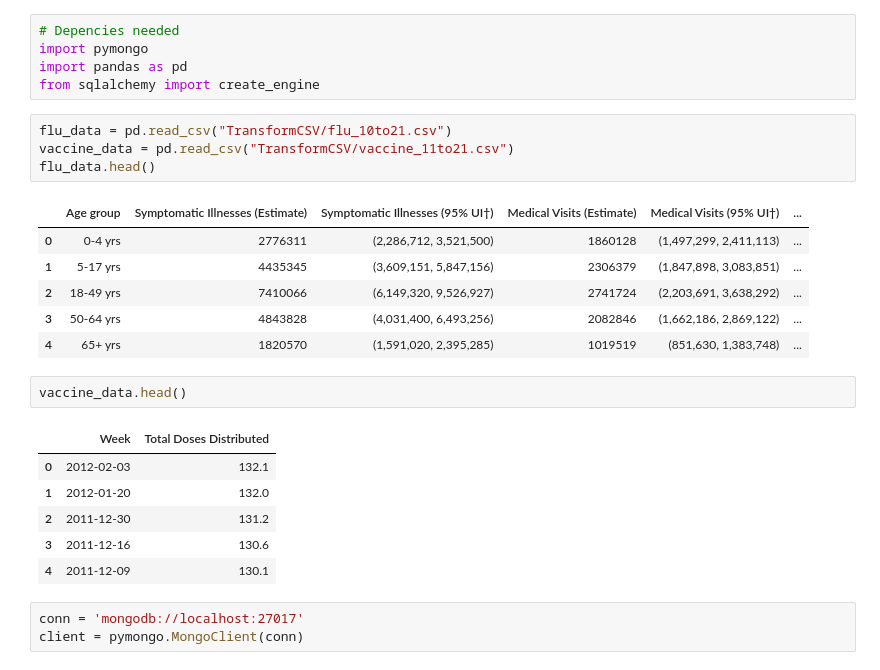
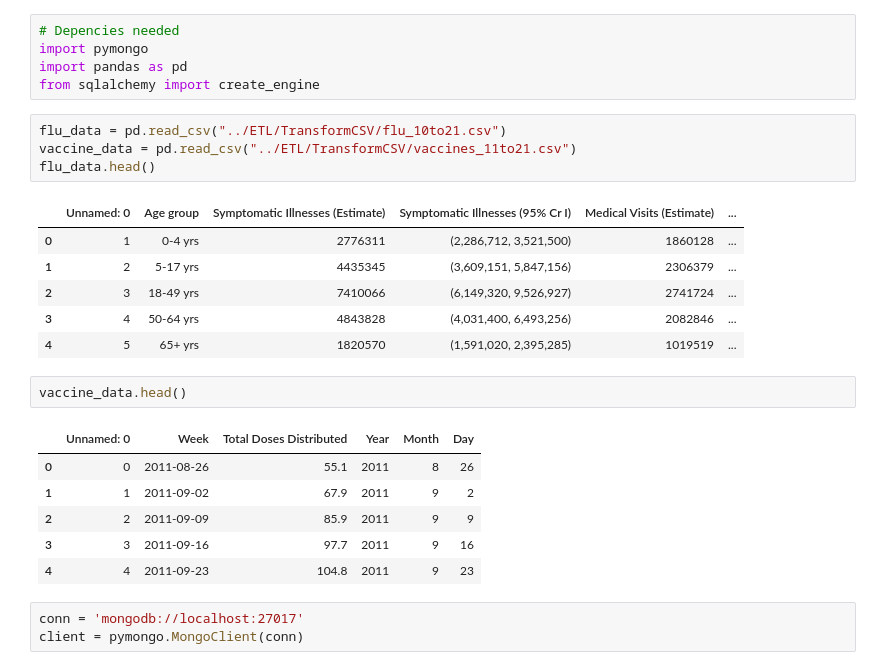
Before and after one commit to AdrianJason/Project3_Data_FullStack, a Jupyter notebook: ETL/Load.ipynb, the cells around one changed output. Saved outputs shown, nothing was run; the diff lists cells and outputs as text.

```diff
--- a/ETL/Load.ipynb
+++ b/ETL/Load.ipynb
@@ -4,25 +4,25 @@ import pymongo
 import pandas as pd
 from sqlalchemy import create_engine
 # %%
-flu_data = pd.read_csv("TransformCSV/flu_10to21.csv")
-vaccine_data = pd.read_csv("TransformCSV/vaccine_11to21.csv")
+flu_data = pd.read_csv("../ETL/TransformCSV/flu_10to21.csv")
+vaccine_data = pd.read_csv("../ETL/TransformCSV/vaccines_11to21.csv")
 flu_data.head()
 # %% [output]
-|  | Age group | Symptomatic Illnesses (Estimate) | Symptomatic Illnesses (95% UI†) | Medical Visits (Estimate) | Medical Visits (95% UI†) | ... |
-| 0 | 0-4 yrs | 2776311 | (2,286,712, 3,521,500) | 1860128 | (1,497,299, 2,411,113) | ... |
-| 1 | 5-17 yrs | 4435345 | (3,609,151, 5,847,156) | 2306379 | (1,847,898, 3,083,851) | ... |
-| 2 | 18-49 yrs | 7410066 | (6,149,320, 9,526,927) | 2741724 | (2,203,691, 3,638,292) | ... |
-| 3 | 50-64 yrs | 4843828 | (4,031,400, 6,493,256) | 2082846 | (1,662,186, 2,869,122) | ... |
-| 4 | 65+ yrs | 1820570 | (1,591,020, 2,395,285) | 1019519 | (851,630, 1,383,748) | ... |
+|  | Unnamed: 0 | Age group | Symptomatic Illnesses (Estimate) | Symptomatic Illnesses (95% Cr I) | Medical Visits (Estimate) | ... |
+| 0 | 1 | 0-4 yrs | 2776311 | (2,286,712, 3,521,500) | 1860128 | ... |
+| 1 | 2 | 5-17 yrs | 4435345 | (3,609,151, 5,847,156) | 2306379 | ... |
+| 2 | 3 | 18-49 yrs | 7410066 | (6,149,320, 9,526,927) | 2741724 | ... |
+| 3 | 4 | 50-64 yrs | 4843828 | (4,031,400, 6,493,256) | 2082846 | ... |
+| 4 | 5 | 65+ yrs | 1820570 | (1,591,020, 2,395,285) | 1019519 | ... |
 # %%
 vaccine_data.head()
 # %% [output]
-|  | Week | Total Doses Distributed |
-| 0 | 2012-02-03 | 132.1 |
-| 1 | 2012-01-20 | 132.0 |
-| 2 | 2011-12-30 | 131.2 |
-| 3 | 2011-12-16 | 130.6 |
-| 4 | 2011-12-09 | 130.1 |
+|  | Unnamed: 0 | Week | Total Doses Distributed | Year | Month | Day |
+| 0 | 0 | 2011-08-26 | 55.1 | 2011 | 8 | 26 |
+| 1 | 1 | 2011-09-02 | 67.9 | 2011 | 9 | 2 |
+| 2 | 2 | 2011-09-09 | 85.9 | 2011 | 9 | 9 |
+| 3 | 3 | 2011-09-16 | 97.7 | 2011 | 9 | 16 |
+| 4 | 4 | 2011-09-23 | 104.8 | 2011 | 9 | 23 |
 # %%
 conn = 'mongodb://localhost:27017'
 client = pymongo.MongoClient(conn)
```
Also changed, not shown: parts of 1 cell of this notebook, 8 other files.
